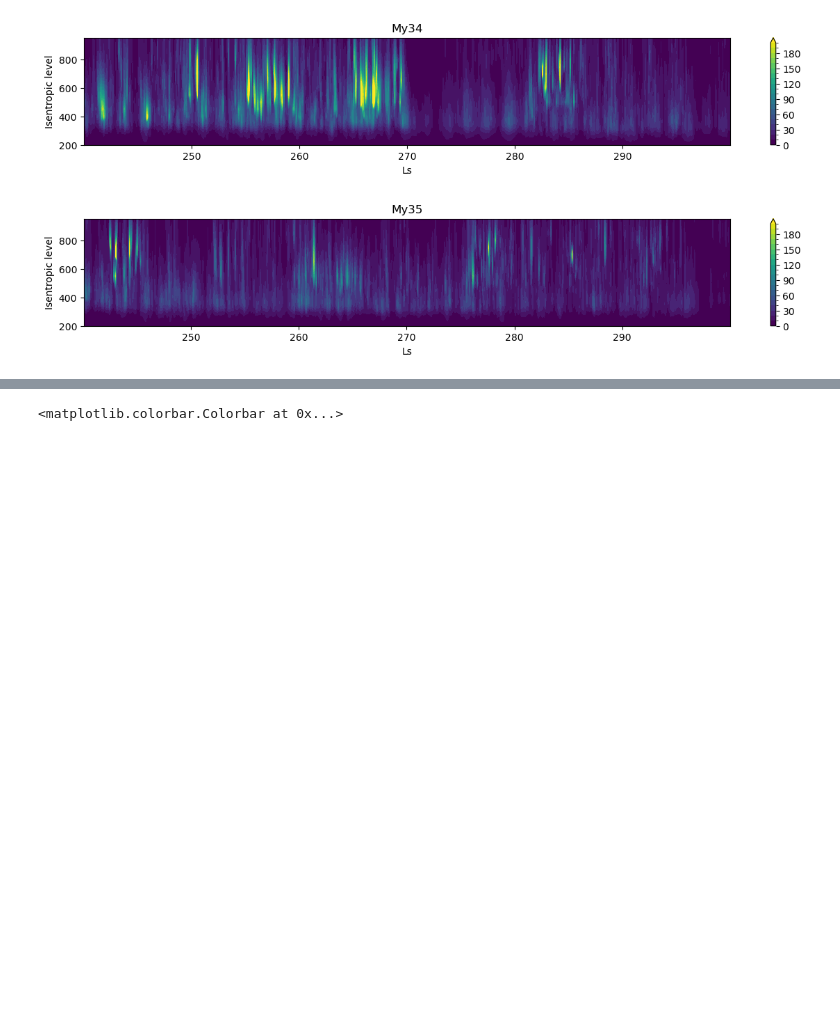
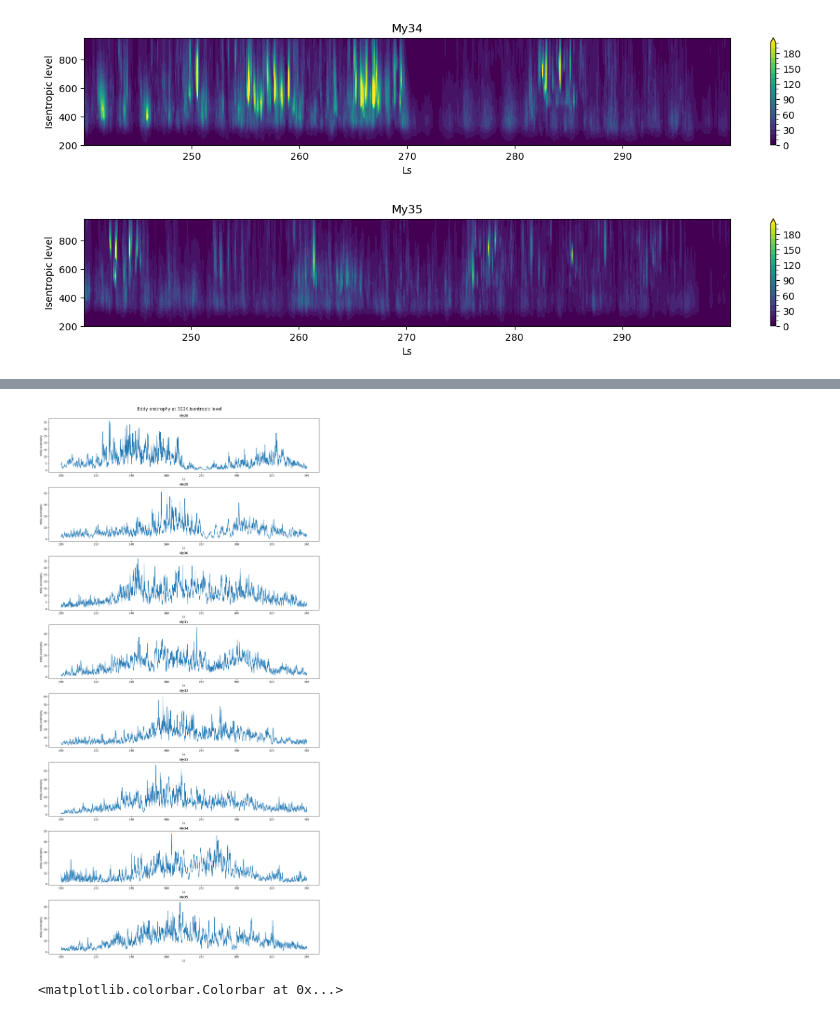
Before and after one commit to 12shughes/Reanalysis, a Jupyter notebook: playing_eddy_enstrophy_plots.ipynb, the cells around one changed output, grey strips where cells are left out. Drawn from its saved outputs; the diff is of its cells as text; code cells hidden in the pictures; blank space fills up the shorter version.

```diff
--- a/playing_eddy_enstrophy_plots.ipynb
+++ b/playing_eddy_enstrophy_plots.ipynb
@@ -40,3 +70,30 @@ for year in years:
+# %%
+import xarray as xr
+import numpy as np
+import matplotlib.pyplot as plt
+
+islev = 300
+
+years = [28, 29, 30, 31, 32, 33, 34, 35]
+path = '/disco/share/sh1293/OpenMARS_data/Eddy_enstrophy/'
+i = 0
+fig, axs = plt.subplots(8,1, figsize = (15,30))
+fig.suptitle('Eddy enstrophy at 300K isentropic level', fontsize = 16)
+for year in years:
+    da = xr.open_dataarray(path + 'lev000_my%02d.nc' %(year))
+    da = da.assign_coords({'MY':year})
+    daw = da.where(200 <= da.Ls, drop = True).where(da.Ls <= 340, drop = True).where(da.level == islev, drop = True)
+    plot = axs[i].plot(daw.Ls, daw.values)
+    #plot = axs[i].scatter(daw.Ls, daw.values, marker = 'x', s = 0.5)
+    axs[i].set_xlabel('Ls')
+    axs[i].set_ylabel('Eddy enstrophy')
+    axs[i].set_title('My%02d' %(year))
+    i+=1
+fig.tight_layout()
+fig.subplots_adjust(top=0.96)
+plt.savefig(path + '/Plots/lev%03d_scatter_all.pdf' %(islev))
+# %% [output]
+[figure, added]
 # %%
 plt.figure(figsize = (24,8))
 plt.scatter(X, Y, c = d.values, cmap = 'viridis', marker = 'o', s = 0.5, vmin = 0, vmax = 100)
```
Also changed, not shown: parts of 8 cells of this notebook.
